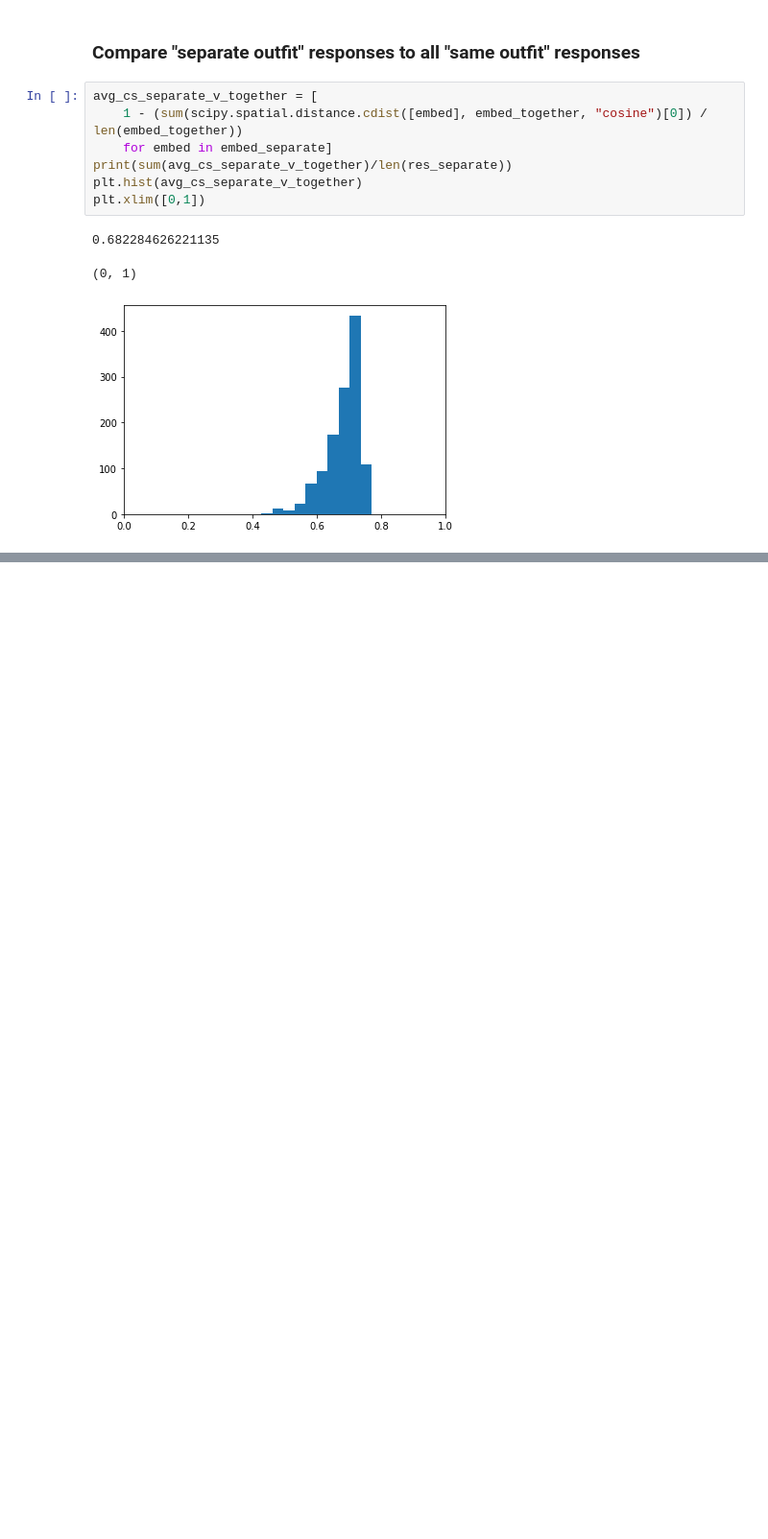
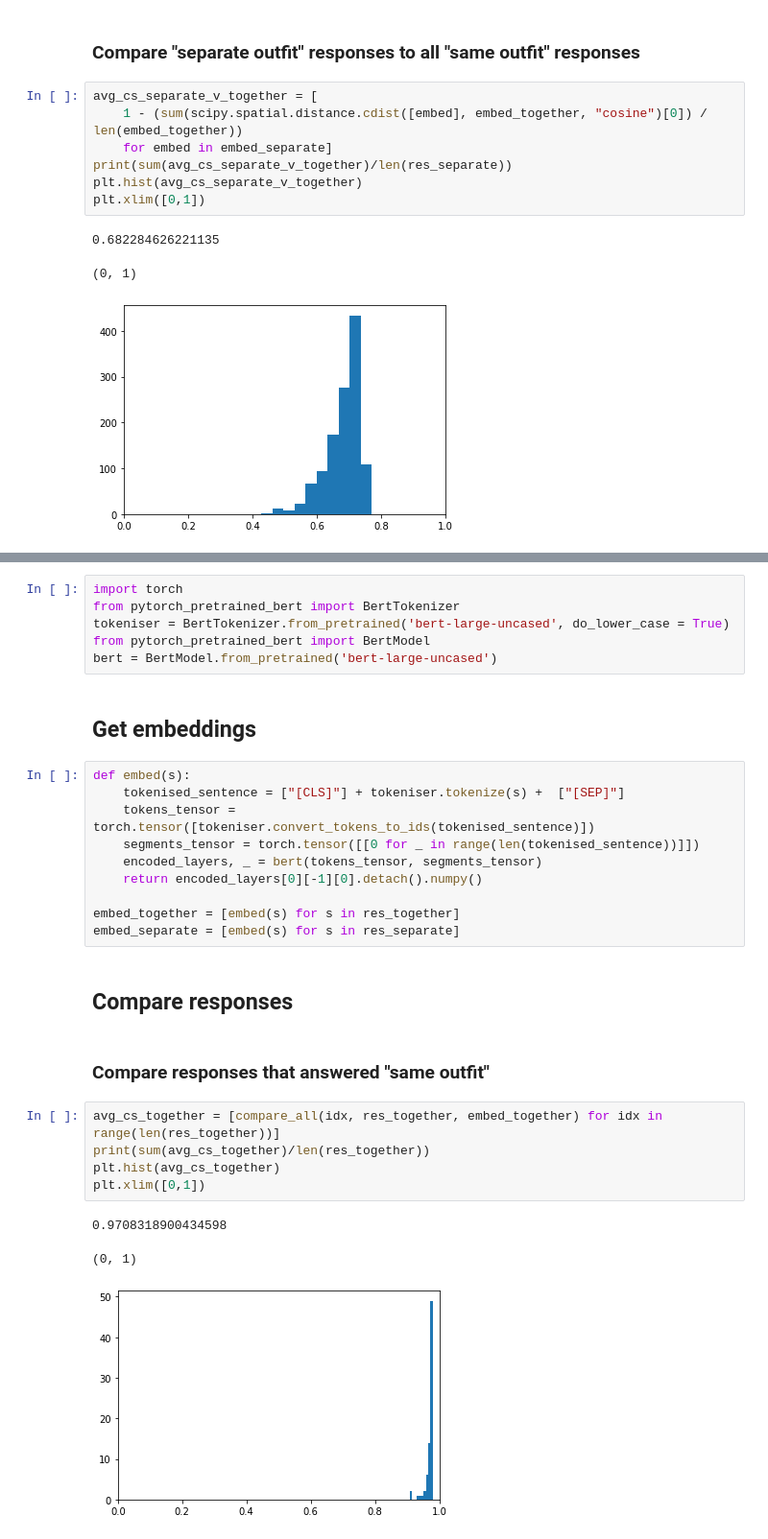
Before and after one commit to amos3vt/ASWW2, a Jupyter notebook: scripts/ParagraphEmbedding.ipynb, the cells around one changed output, grey strips where cells are left out. Shown at 96% size. Cells and saved outputs as stored; diff of their text form; blank space fills up the shorter version.

Commit message:
Updated ParagraphEmbedding

```diff
--- a/scripts/ParagraphEmbedding.ipynb
+++ b/scripts/ParagraphEmbedding.ipynb
@@ -167,0 +172,31 @@ plt.xlim([0,1])
+# %%
+import torch
+from pytorch_pretrained_bert import BertTokenizer
+tokeniser = BertTokenizer.from_pretrained('bert-large-uncased', do_lower_case = True)
+from pytorch_pretrained_bert import BertModel
+bert = BertModel.from_pretrained('bert-large-uncased')
+# %% [markdown]
+## Get embeddings
+# %%
+def embed(s):
+    tokenised_sentence = ["[CLS]"] + tokeniser.tokenize(s) +  ["[SEP]"]
+    tokens_tensor = torch.tensor([tokeniser.convert_tokens_to_ids(tokenised_sentence)])
+    segments_tensor = torch.tensor([[0 for _ in range(len(tokenised_sentence))]])
+    encoded_layers, _ = bert(tokens_tensor, segments_tensor)
+    return encoded_layers[0][-1][0].detach().numpy()
+
+embed_together = [embed(s) for s in res_together]
+embed_separate = [embed(s) for s in res_separate]
+# %% [markdown]
+## Compare responses
+# %% [markdown]
+### Compare responses that answered "same outfit"
+# %%
+avg_cs_together = [compare_all(idx, res_together, embed_together) for idx in range(len(res_together))]
+print(sum(avg_cs_together)/len(res_together))
+plt.hist(avg_cs_together)
+plt.xlim([0,1])
+# %% [output]
+0.9708318900434598
+(0, 1)
+[figure, added]
```
Also changed, not shown: parts of 13 cells of this notebook.
